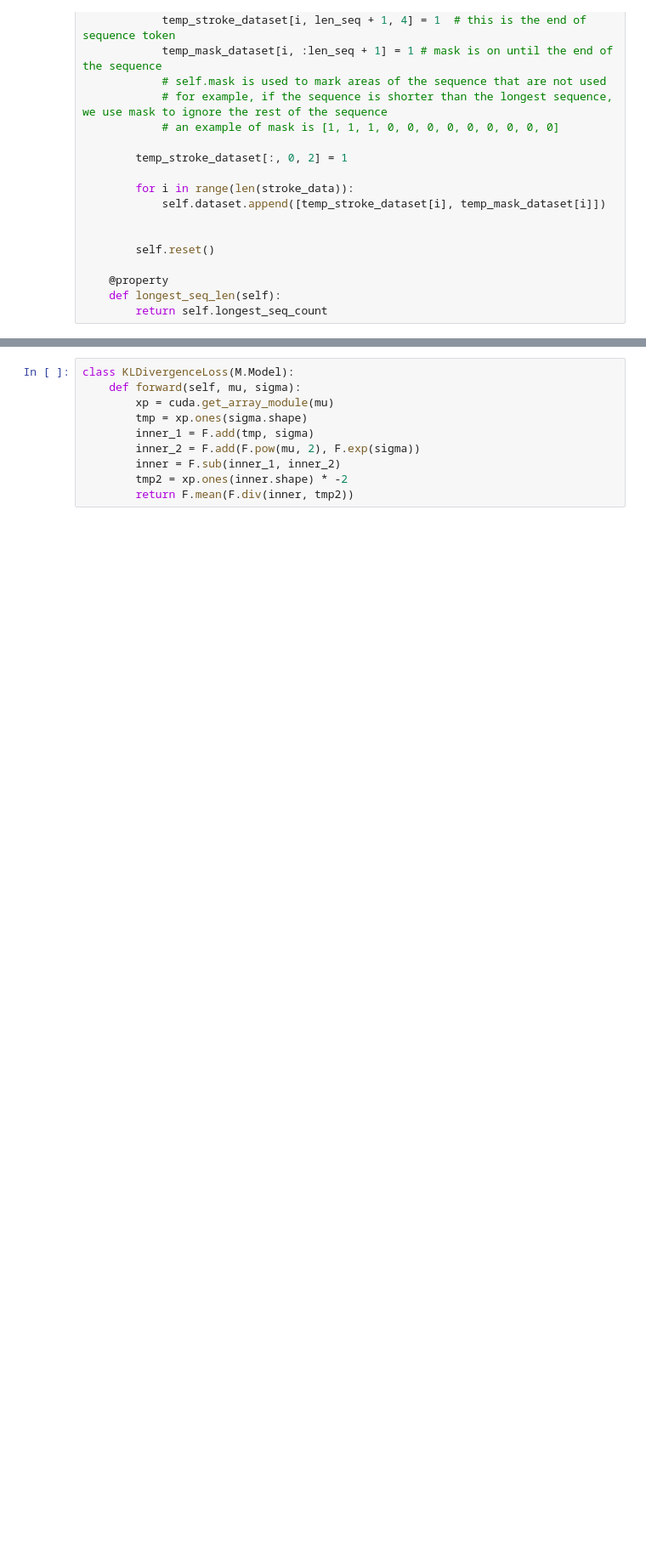
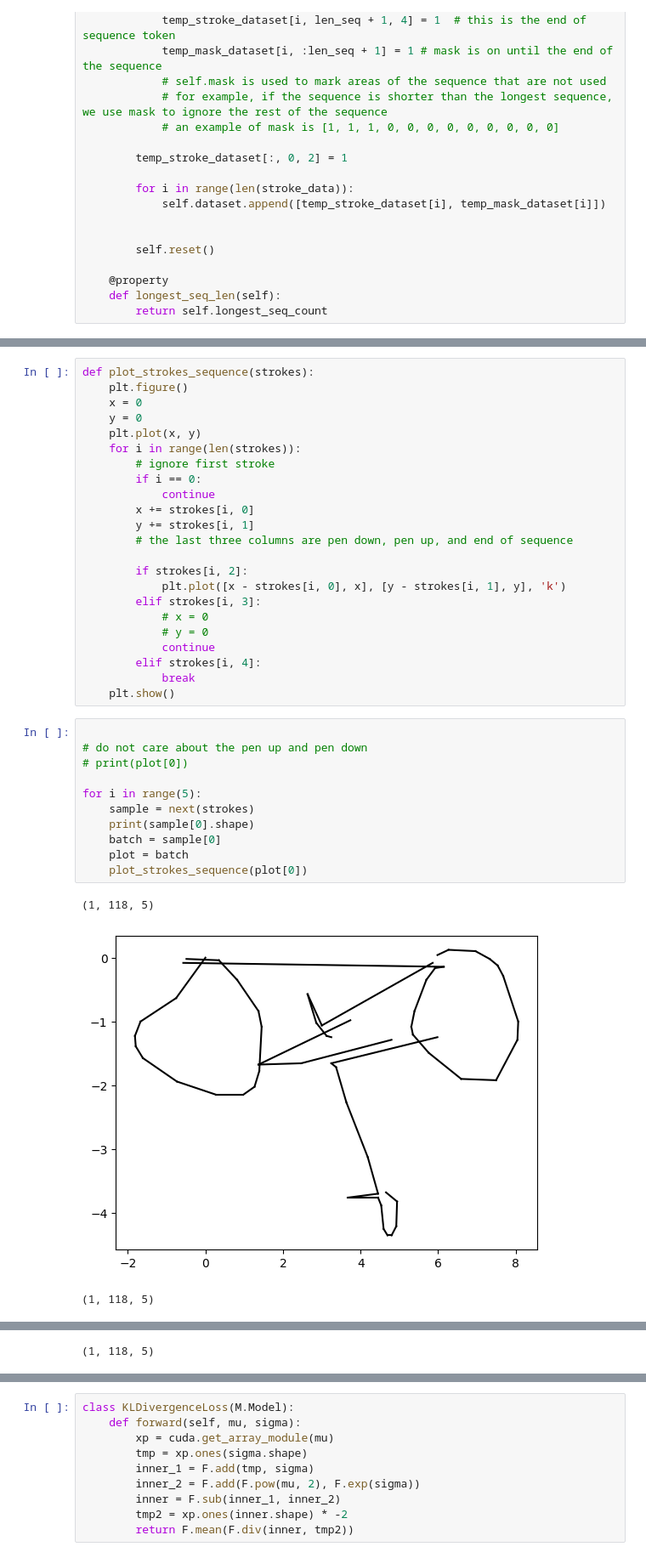
Before and after one commit to hunkim98/pixel-art-ai, a Jupyter notebook: sketchrnn/test.ipynb, the cells around one changed output, grey strips where cells are left out. Shown: that part at 85% size. Drawn from its saved outputs; the diff is of its cells as text; blank space fills up the shorter version.

```diff
--- a/sketchrnn/test.ipynb
+++ b/sketchrnn/test.ipynb
@@ -211,0 +217,38 @@ print(longest_seq_len)
+# %%
+def plot_strokes_sequence(strokes):
+    plt.figure()
+    x = 0
+    y = 0
+    plt.plot(x, y)
+    for i in range(len(strokes)):
+        # ignore first stroke
+        if i == 0:
+            continue
+        x += strokes[i, 0]
+        y += strokes[i, 1]
+        # the last three columns are pen down, pen up, and end of sequence
+
+        if strokes[i, 2]:
+            plt.plot([x - strokes[i, 0], x], [y - strokes[i, 1], y], 'k')
+        elif strokes[i, 3]:
+            # x = 0
+            # y = 0
+            continue
+        elif strokes[i, 4]:
+            break
+    plt.show()
+# %%
+
+# do not care about the pen up and pen down
+# print(plot[0])
+
+for i in range(5):
+    sample = next(strokes)
+    print(sample[0].shape)
+    batch = sample[0]
+    plot = batch
+    plot_strokes_sequence(plot[0])
+# %% [output]
+(1, 118, 5)
+[figure, added]
+(1, 118, 5)
@@ -211,0 +256 @@ print(longest_seq_len)
+(1, 118, 5)
```
Also changed, not shown: parts of 9 cells of this notebook.
